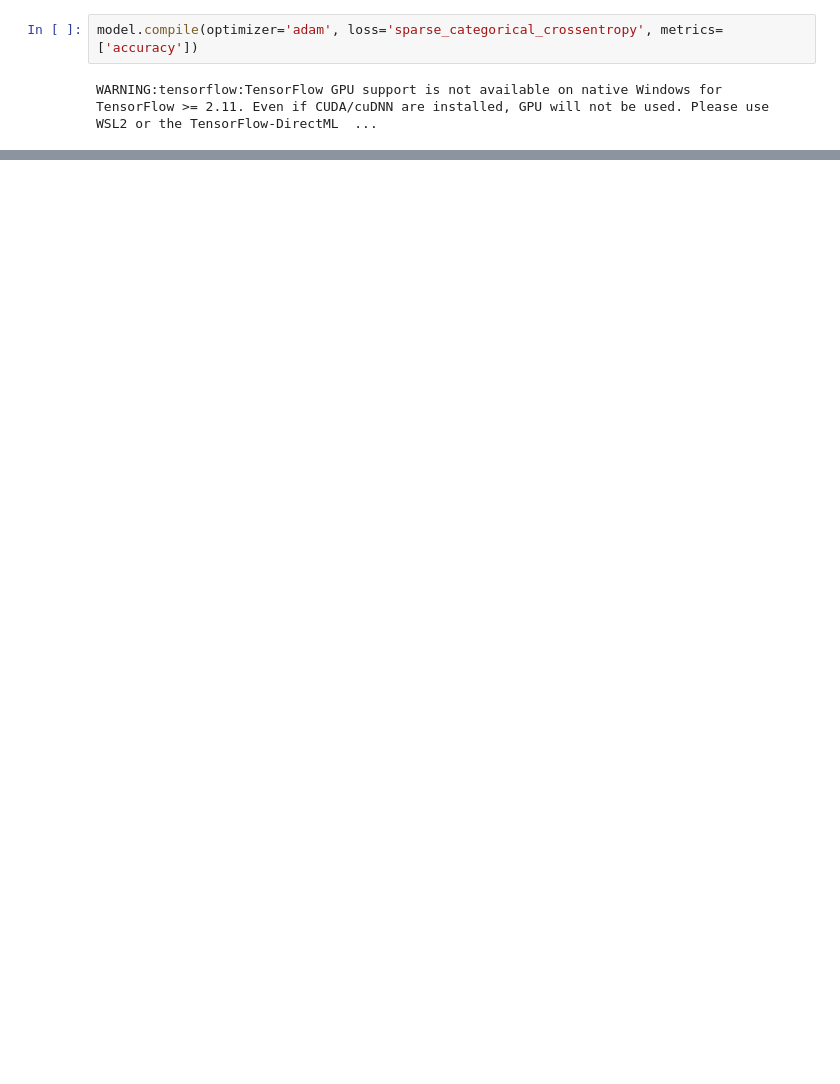
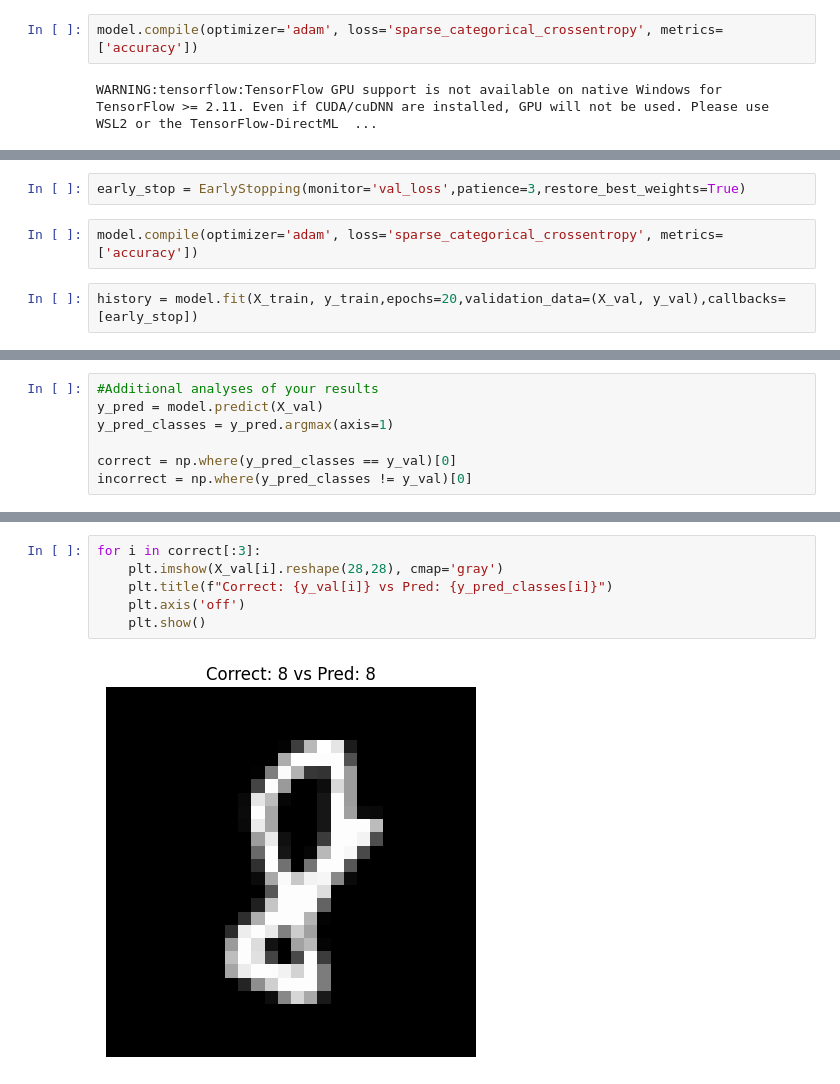
Before and after one commit to aradhana-ramesh/DigitRecognizer, a Jupyter notebook: digitrecognizer.ipynb, the cells around one changed output, grey strips where cells are left out. Drawn from its saved outputs; the diff is of its cells as text; blank space fills up the shorter version.

Commit message:
Fine tuned cnn model

```diff
--- a/digitrecognizer.ipynb
+++ b/digitrecognizer.ipynb
@@ -153,0 +197,6 @@ Validation accuracy: 0.9863095283508301
+# %%
+early_stop = EarlyStopping(monitor='val_loss',patience=3,restore_best_weights=True)
+# %%
+model.compile(optimizer='adam', loss='sparse_categorical_crossentropy', metrics=['accuracy'])
+# %%
+history = model.fit(X_train, y_train,epochs=20,validation_data=(X_val, y_val),callbacks=[early_stop])
@@ -153,0 +251,7 @@ Validation accuracy: 0.9863095283508301
+# %%
+#Additional analyses of your results
+y_pred = model.predict(X_val)
+y_pred_classes = y_pred.argmax(axis=1)
+
+correct = np.where(y_pred_classes == y_val)[0]
+incorrect = np.where(y_pred_classes != y_val)[0]
@@ -153,0 +260,8 @@ Validation accuracy: 0.9863095283508301
+# %%
+for i in correct[:3]:
+    plt.imshow(X_val[i].reshape(28,28), cmap='gray')
+    plt.title(f"Correct: {y_val[i]} vs Pred: {y_pred_classes[i]}")
+    plt.axis('off')
+    plt.show()
+# %% [output]
+[figure, added]
```
Also changed, not shown: parts of 11 cells of this notebook.
